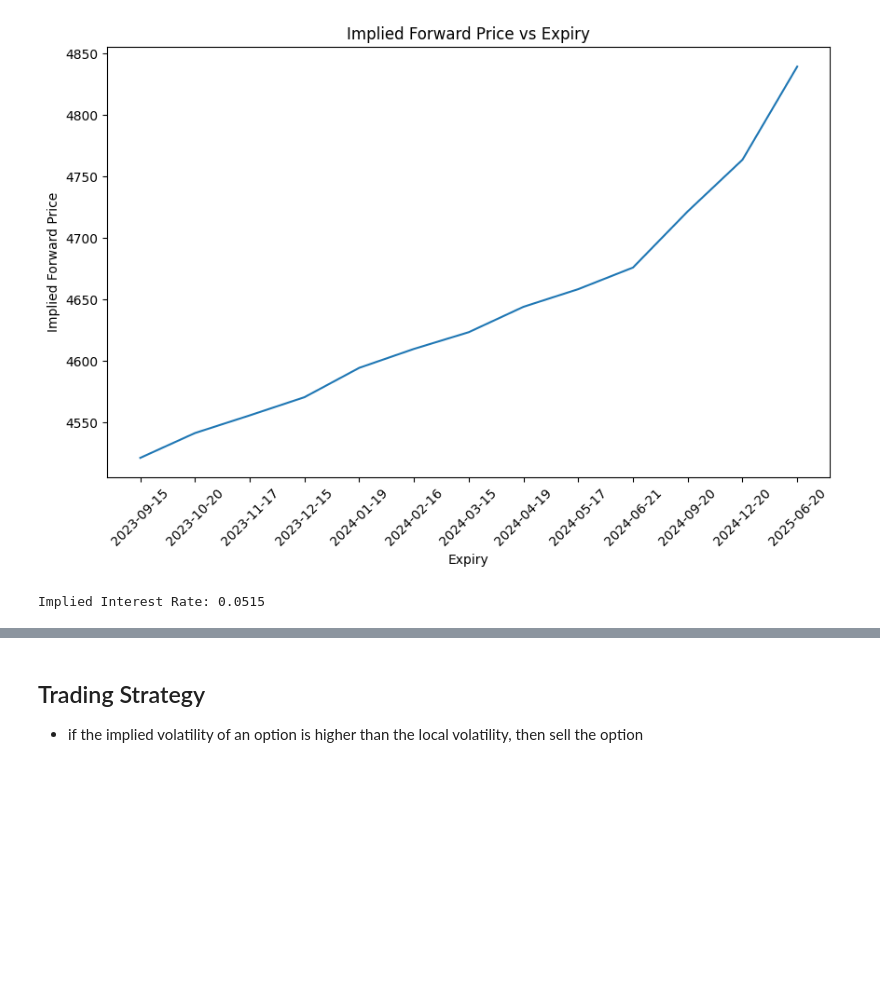
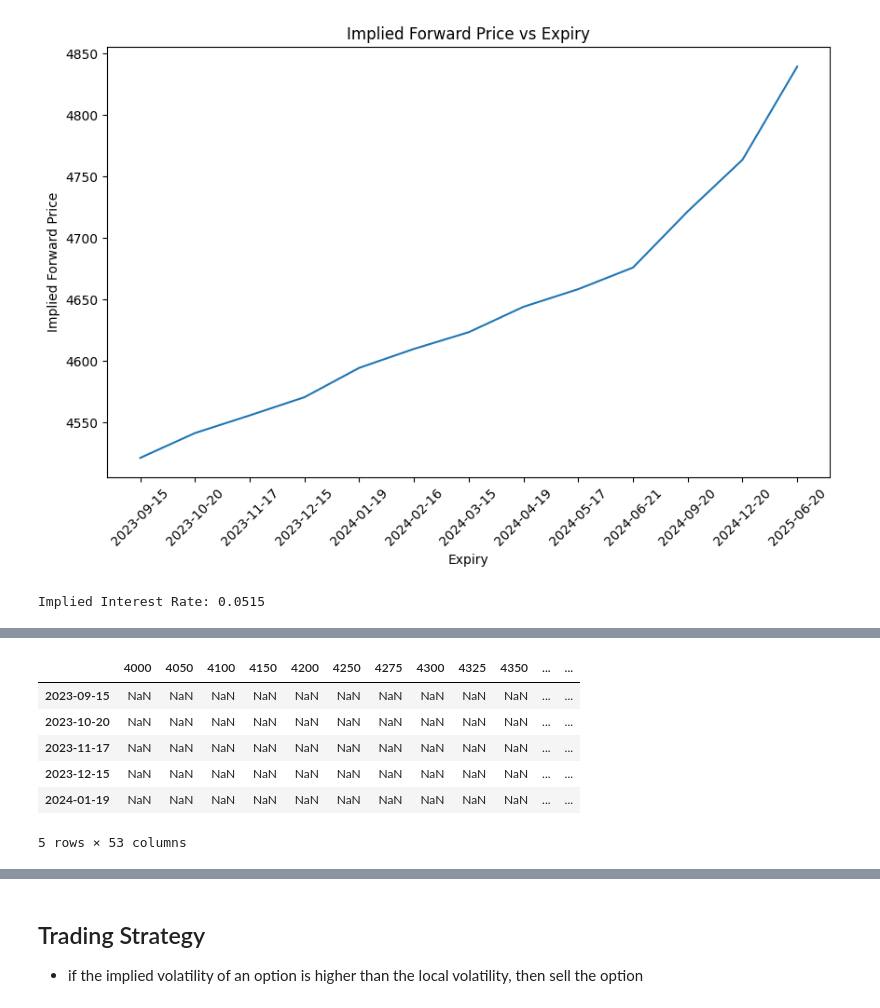
Before and after one commit to Gavin-OP/volatility_arbitrage, a Jupyter notebook: volatility_arbitrage_strategy.ipynb, the cells around one changed output, grey strips where cells are left out. Cells and saved outputs as stored; diff of their text form; code cells hidden in the pictures; blank space fills up the shorter version.

```diff
--- a/volatility_arbitrage_strategy.ipynb
+++ b/volatility_arbitrage_strategy.ipynb
@@ -439,0 +369,60 @@ KeyboardInterrupt:
+# %%
+# calculate implied volatility
+r = implied_ir
+today = pd.to_datetime('2023-09-01', format='%Y-%m-%d')
+
+# for each expiry
+implied_vol = pd.DataFrame(columns=expiry_list_spx)
+def iv_shortcut(expiry, strike, option_price_strike, iscall=True):
+    F = implied_params[implied_params['Expiry'] == expiry]['implied_fwd'].values[0]
+    K = strike
+    T = (pd.to_datetime(expiry, format='%Y-%m-%d') - today).days / 365
+
+    implied_vol = bisection_implied_vol(F, K, T, r, option_price_strike, isCall=iscall)
+    return implied_vol
+
+for expiry in expiry_list_spx:
+    # for each expiry
+    option_price_expiry = option_price[option_price['Expiry'] == expiry]
+    option_strike = option_price_expiry['Strike'].unique()
+
+    for strike in option_strike:
+        # for each strike
+        option_price_strike = option_price_expiry[option_price_expiry['Strike'] == strike]
+
+        # check if call price is NaN
+        if not option_price_strike['c'].isna().values[0]:
+            option_price_strike_k = option_price_strike['c'].values[0]
+            isCall = True
+        if not option_price_strike['p'].isna().values[0]:
+            option_price_strike_k = option_price_strike['p'].values[0]
+            isCall = False
+
+        F = implied_params[implied_params['Expiry'] == expiry]['implied_fwd'].values[0]
+        K = strike
+        T = (pd.to_datetime(expiry, format='%Y-%m-%d') - today).days / 365
+
+        implied_vol_expiry_K = bisection_implied_vol(F, K, T, r, option_price_strike_k, isCall=isCall)
+        implied_vol.loc[strike, expiry] = implied_vol_expiry_K
+
+implied_vol = implied_vol.sort_index()
+implied_vol = implied_vol.transpose()
+display(implied_vol.head())
+
+# plot implied volatility roughly
+# plt.figure(figsize=(10, 6))
+# for strike in implied_vol.index:
+#     plt.scatter(implied_vol.columns, implied_vol.loc[strike])
+# plt.xticks(rotation=45)
+# plt.xlabel('Strike')
+# plt.ylabel('Implied Volatility')
+# plt.title('Implied Volatility vs Expiry')
+# plt.show()
+# %% [output]
+|  | 4000 | 4050 | 4100 | 4150 | 4200 | 4250 | 4275 | 4300 | 4325 | 4350 | ... | ... |
+| 2023-09-15 | NaN | NaN | NaN | NaN | NaN | NaN | NaN | NaN | NaN | NaN | ... | ... |
+| 2023-10-20 | NaN | NaN | NaN | NaN | NaN | NaN | NaN | NaN | NaN | NaN | ... | ... |
+| 2023-11-17 | NaN | NaN | NaN | NaN | NaN | NaN | NaN | NaN | NaN | NaN | ... | ... |
+| 2023-12-15 | NaN | NaN | NaN | NaN | NaN | NaN | NaN | NaN | NaN | NaN | ... | ... |
+| 2024-01-19 | NaN | NaN | NaN | NaN | NaN | NaN | NaN | NaN | NaN | NaN | ... | ... |
+5 rows × 53 columns
```
Also changed, not shown: parts of 17 cells of this notebook.
